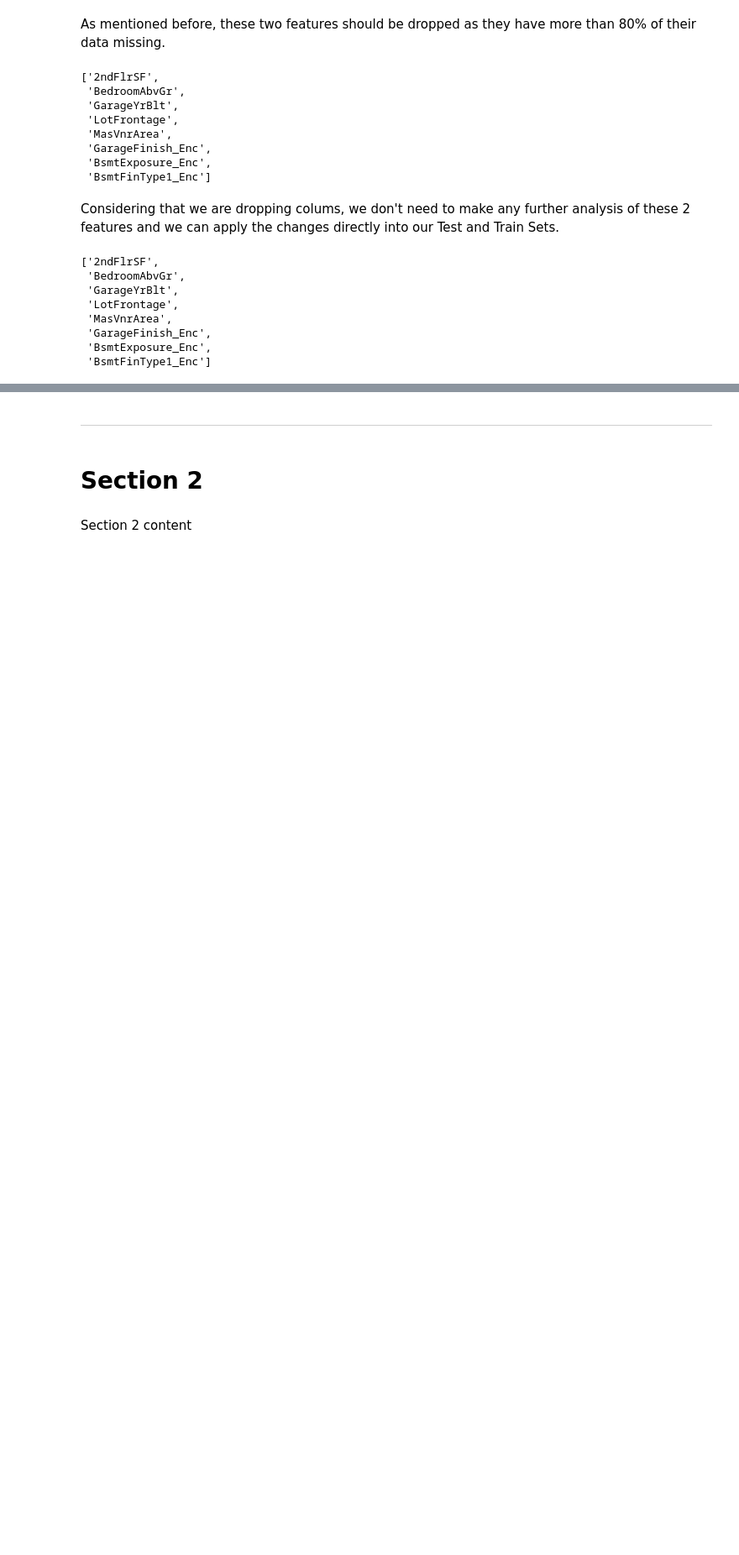
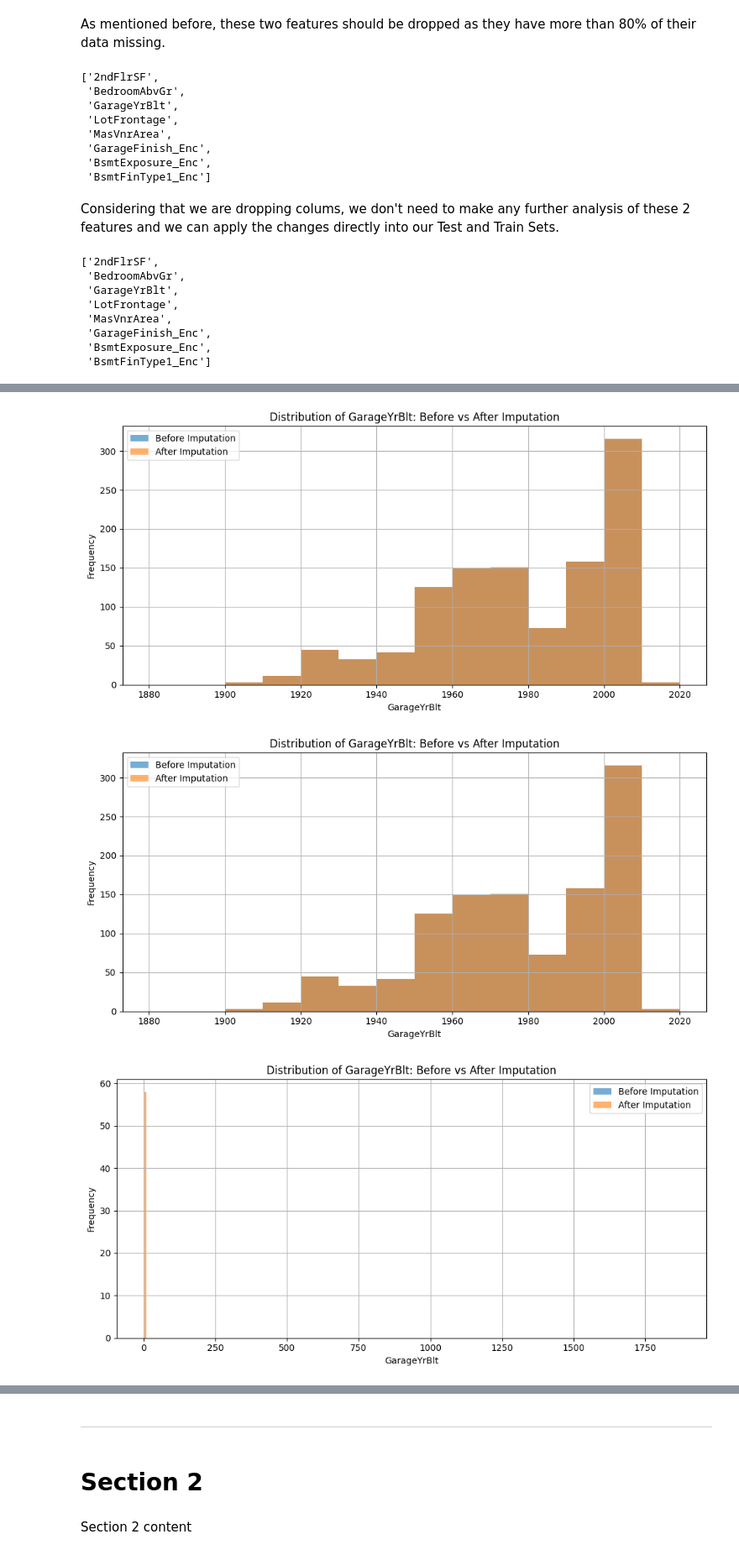
Before and after one commit to galindo89/heritage-housing-ml-pgz, a Jupyter notebook: jupyter_notebooks/03 - DataCleaning.ipynb, the cells around one changed output, grey strips where cells are left out. Shown: that part at 84% size. Drawn from its saved outputs; the diff is of its cells as text; code cells hidden in the pictures; blank space fills up the shorter version.

```diff
--- a/jupyter_notebooks/03 - DataCleaning.ipynb
+++ b/jupyter_notebooks/03 - DataCleaning.ipynb
@@ -255,0 +357,7 @@ EvaluateMissingData(TrainSet)
+# %%
+# Apply final imputation using TrainSet mode
+TrainSet['BedroomAbvGr'] = TrainSet['BedroomAbvGr'].fillna(mode_bedrooms)
+TestSet['BedroomAbvGr'] = TestSet['BedroomAbvGr'].fillna(mode_bedrooms)
+
+# Check for missing data
+EvaluateMissingData(TrainSet)
@@ -255,0 +383,49 @@ EvaluateMissingData(TrainSet)
+# %%
+# Create a temporary copy for testing
+TrainSet_temp = TrainSet.copy()
+
+# Define garage existence: GarageFinish_Enc not null means garage exists
+garage_exists = TrainSet['GarageFinish_Enc'].notna()
+
+# Apply conditional imputation on the copy
+TrainSet_temp['GarageYrBlt'] = TrainSet['GarageYrBlt'].copy()
+TrainSet_temp.loc[garage_exists & TrainSet_temp['GarageYrBlt'].isna(), 'GarageYrBlt'] = TrainSet_temp['YearBuilt']
+TrainSet_temp.loc[~garage_exists & TrainSet_temp['GarageYrBlt'].isna(), 'GarageYrBlt'] = 0
+
+# Compare distributions
+year_bins_1880 = list(range(1880, 2025, 10))
+
+compare_distributions(
+
+    original_series=TrainSet['GarageYrBlt'],
+    imputed_series=TrainSet_temp['GarageYrBlt'],
+    variable_name='GarageYrBlt',
+    bins=year_bins
+)
+
+
+# Compare distributions starting from 1880
+year_bins_1880 = list(range(1880, 2025, 10))
+
+compare_distributions(
+
+    original_series=TrainSet['GarageYrBlt'],
+    imputed_series=TrainSet_temp['GarageYrBlt'],
+    variable_name='GarageYrBlt',
+    bins=year_bins_1880
+)
+
+# Compare distributions starting from year 0
+year_bins_0= list(range(0, 1880, 10))
+
+compare_distributions(
+
+    original_series=TrainSet['GarageYrBlt'],
+    imputed_series=TrainSet_temp['GarageYrBlt'],
+    variable_name='GarageYrBlt',
+    bins=year_bins_0
+)
+# %% [output]
+[figure, added]
+[figure, added]
+[figure, added]
```
Also changed, not shown: parts of 14 cells of this notebook.
